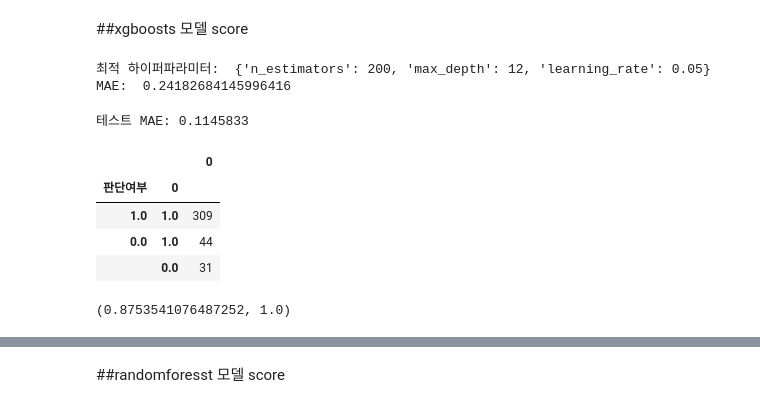
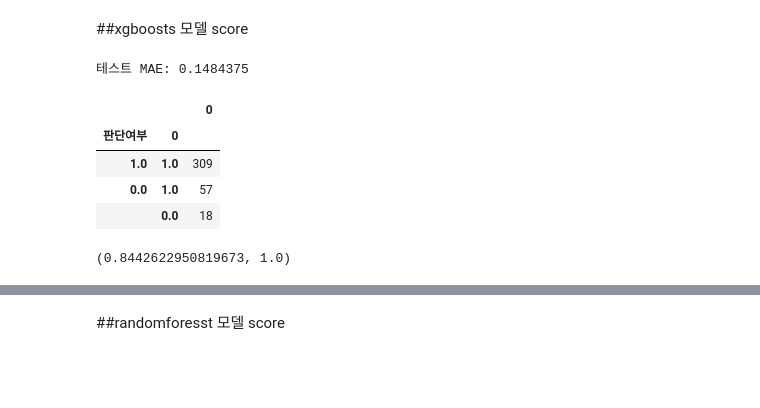
Before and after one commit to zookeeper464/data-analysis, a Jupyter notebook: section2/project.ipynb, the cells around one changed output, grey strips where cells are left out. Drawn from its saved outputs; the diff is of its cells as text; code cells hidden in the pictures; blank space fills up the shorter version.

```diff
--- a/section2/project.ipynb
+++ b/section2/project.ipynb
@@ -303,27 +302,26 @@ recall_val_base, precision_val_base
-# %%
-print('최적 하이퍼파라미터: ', model_xgbc.best_params_)
-print('MAE: ', -model_xgbc.best_score_)
-# %% [output]
-최적 하이퍼파라미터:  {'n_estimators': 200, 'max_depth': 12, 'learning_rate': 0.05}
-MAE:  0.24182684145996416
+# %%
+model_xgb = XGBClassifier(n_estimators=300,random_state=42)
+
+eval_set = [(X_train_encoded, y_train), (X_val_encoded, y_val)]
+
+model_xgb.fit(X_train_encoded, y_train, eval_set=eval_set,eval_metric='error',early_stopping_rounds=100)
 # %%
-best_model_xgbc = model_xgbc.best_estimator_
-y_pred_xgbc = best_model_xgbc.predict(X_val_encoded)
+y_pred_xgbc = model_xgb.predict(X_val_encoded)
 mae = mean_absolute_error(y_val, y_pred_xgbc)
 print(f'테스트 MAE: {mae:,.7f}')
 
 temp1 = pd.DataFrame(y_val).reset_index().drop("index",axis=1)
 temp2 = pd.DataFrame(y_pred_xgbc)
 temp = pd.concat([temp1,temp2],axis=1)
 temp3 = pd.DataFrame(temp.value_counts())
 temp3
 # %% [output]
-테스트 MAE: 0.1145833
+테스트 MAE: 0.1484375
 |  |  | 0 |
 | 판단여부 | 0 |  |
 | 1.0 | 1.0 | 309 |
-| 0.0 | 1.0 | 44 |
-|  | 0.0 | 31 |
+| 0.0 | 1.0 | 57 |
+|  | 0.0 | 18 |
 # %%
 tp = temp3.loc[1].loc[1][0]
 fp = temp3.loc[1].loc[0][0]
@@ -336,5 +334,5 @@ recall_xgb = tp/(fp+tp)
 precision_xgb = tp/(fn+tp)
 recall_xgb, precision_xgb
 # %% [output]
-(0.8753541076487252, 1.0)
+(0.8442622950819673, 1.0)
 # %%
```
Also changed, not shown: parts of 41 cells of this notebook.
